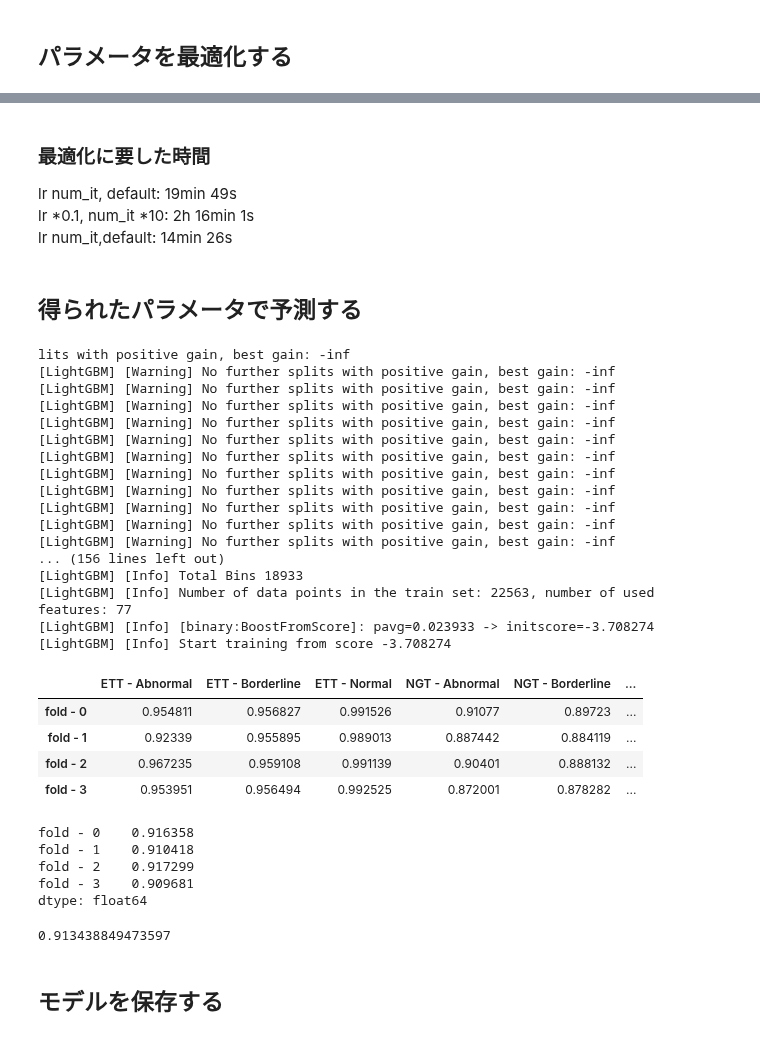
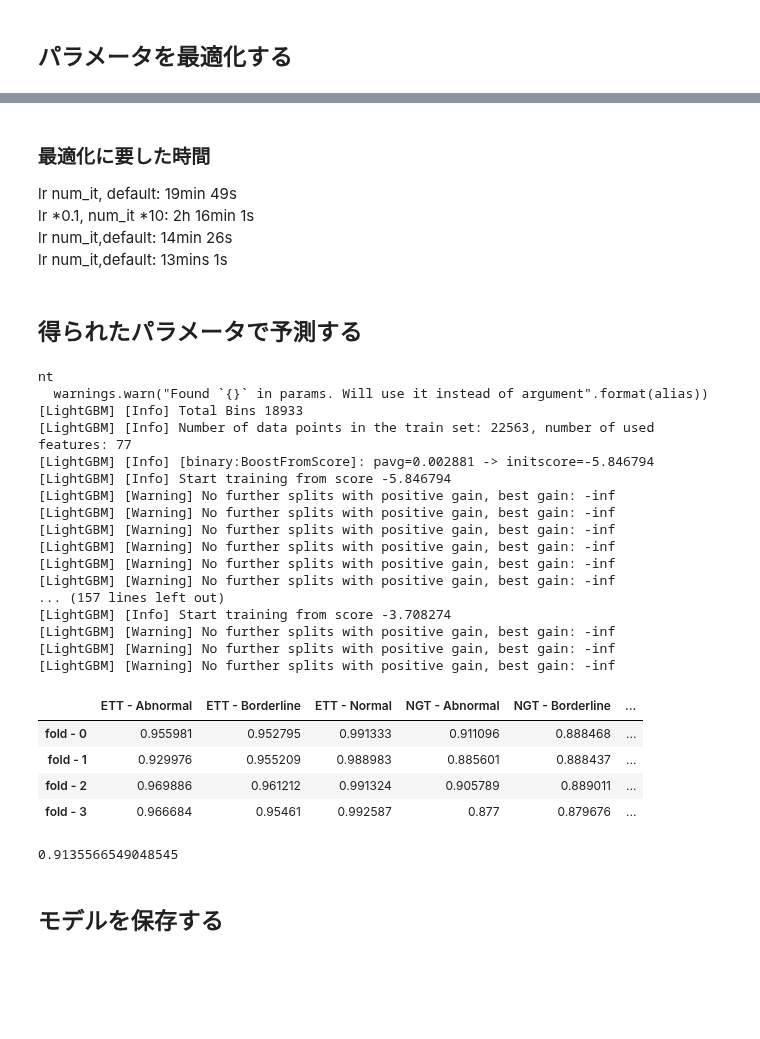
Before and after one commit to Hokoku/catheter, a Jupyter notebook: autoencoder_lgb_training.ipynb, the cells around one changed output, grey strips where cells are left out. Saved outputs shown, nothing was run; the diff lists cells and outputs as text; code cells hidden in the pictures; blank space fills up the shorter version.

Commit message:
add lgbm models

```diff
--- a/autoencoder_lgb_training.ipynb
+++ b/autoencoder_lgb_training.ipynb
@@ -75,3 +76,7 @@ WARNING:tensorflow:Unresolved object in checkpoint: (root).optimizer's state 'v'
 WARNING:tensorflow:Unresolved object in checkpoint: (root).optimizer's state 'v' for (root).layer_with_weights-3.kernel
 WARNING:tensorflow:Unresolved object in checkpoint: (root).optimizer's state 'v' for (root).layer_with_weights-3.bias
 WARNING:tensorflow:A checkpoint was restored (e.g. tf.train.Checkpoint.restore or tf.keras.Model.load_weights) but not all checkpointed values were used. See above for specific issues. Use expect_part ...
+# %%
+valuless_columns=[4,  7,  9, 12, 13, 20, 25, 27, 30, 31, 36, 44, 47, 48, 51, 54, 64, 65, 71, 73, 74, 75, 89, 92, 97]
+X_dropped=X.drop(columns=valuless_columns)
+display(X_dropped)
@@ -82,7 +101,7 @@ target_fold=0
 train_idx=(fold["folds"]!=target_fold)
 val_idx=(fold["folds"]==target_fold)
 
-X_train,X_val=X[train_idx],X[val_idx]
+X_train,X_val=X_dropped[train_idx],X_dropped[val_idx]
 y_train,y_val=train[train_idx],train[val_idx]
 # %%
 %%time
@@ -133,6 +152,7 @@ Wall time: 14min 26s
 lr num_it, default: 19min 49s
 lr \*0.1, num_it \*10: 2h 16min 1s
 lr num_it,default: 14min 26s
+lr num_it,default: 13mins 1s
 # %% [markdown]
 ## 得られたパラメータで予測する
 # %%
@@ -149,7 +169,7 @@ def get_pred(train,val,col_idx:int):
     lgb_train=lightgbm.Dataset(X_train,label=y_train_col)
     lgb_test=lightgbm.Dataset(X_val,label=y_val_col,reference=lgb_train)
 
-    params=pickle.load(open(f"{CFG.models_dir}lgbm_effnet_tuned/params_{col_idx}.pickle","rb"))
+    params=pickle.load(open(f"{CFG.models_dir}lgbm_effnet_tuned_dropped/params_{col_idx}.pickle","rb"))
     params["early_stopping_rounds"]=1000
 
     model=lightgbm.train(params,lgb_train,valid_sets=lgb_test,verbose_eval=False)
@@ -157,53 +177,47 @@ def get_pred(train,val,col_idx:int):
     auc=roc_auc_score(y_val_col,pred)
 
     return pred,auc
 
 
 results=pd.DataFrame(columns=CFG.target_cols)
 
 for n in range(CFG.n_folds):
     print(f"\nfold - {n}")
     train_idx=(fold["folds"]!=n)
     val_idx=(fold["folds"]==n)
     X_train,X_val=X[train_idx],X[val_idx]
     y_train,y_val=train[train_idx],train[val_idx]
 
     for col_idx,col_name in enumerate(CFG.target_cols):
         _,auc=get_pred(train=(X_train,y_train),val=(X_val,y_val),col_idx=col_idx)
         results.loc[f"fold - {n}",col_name]=auc
 
 
-display(results)
-display(results.mean(axis=1),results.mean(axis=1).mean())
+display(results,results.mean(axis=1).mean())
 # %% [output]
-lits with positive gain, best gain: -inf
+nt
+  warnings.warn("Found `{}` in params. Will use it instead of argument".format(alias))
+[LightGBM] [Info] Total Bins 18933
+[LightGBM] [Info] Number of data points in the train set: 22563, number of used features: 77
+[LightGBM] [Info] [binary:BoostFromScore]: pavg=0.002881 -> initscore=-5.846794
+[LightGBM] [Info] Start training from score -5.846794
 [LightGBM] [Warning] No further splits with positive gain, best gain: -inf
 [LightGBM] [Warning] No further splits with positive gain, best gain: -inf
 [LightGBM] [Warning] No further splits with positive gain, best gain: -inf
 [LightGBM] [Warning] No further splits with positive gain, best gain: -inf
 [LightGBM] [Warning] No further splits with positive gain, best gain: -inf
 [LightGBM] [Warning] No further splits with positive gain, best gain: -inf
+... (157 lines left out)
+[LightGBM] [Info] Start training from score -3.708274
 [LightGBM] [Warning] No further splits with positive gain, best gain: -inf
 [LightGBM] [Warning] No further splits with positive gain, best gain: -inf
 [LightGBM] [Warning] No further splits with positive gain, best gain: -inf
-[LightGBM] [Warning] No further splits with positive gain, best gain: -inf
-[LightGBM] [Warning] No further splits with positive gain, best gain: -inf
-... (156 lines left out)
-[LightGBM] [Info] Total Bins 18933
-[LightGBM] [Info] Number of data points in the train set: 22563, number of used features: 77
-[LightGBM] [Info] [binary:BoostFromScore]: pavg=0.023933 -> initscore=-3.708274
-[LightGBM] [Info] Start training from score -3.708274
 |  | ETT - Abnormal | ETT - Borderline | ETT - Normal | NGT - Abnormal | NGT - Borderline | ... |
-| fold - 0 | 0.954811 | 0.956827 | 0.991526 | 0.91077 | 0.89723 | ... |
-| fold - 1 | 0.92339 | 0.955895 | 0.989013 | 0.887442 | 0.884119 | ... |
-| fold - 2 | 0.967235 | 0.959108 | 0.991139 | 0.90401 | 0.888132 | ... |
-| fold - 3 | 0.953951 | 0.956494 | 0.992525 | 0.872001 | 0.878282 | ... |
+| fold - 0 | 0.955981 | 0.952795 | 0.991333 | 0.911096 | 0.888468 | ... |
+| fold - 1 | 0.929976 | 0.955209 | 0.988983 | 0.885601 | 0.888437 | ... |
+| fold - 2 | 0.969886 | 0.961212 | 0.991324 | 0.905789 | 0.889011 | ... |
+| fold - 3 | 0.966684 | 0.95461 | 0.992587 | 0.877 | 0.879676 | ... |
-fold - 0    0.916358
-fold - 1    0.910418
-fold - 2    0.917299
-fold - 3    0.909681
-dtype: float64
+0.9135566549048545
-0.913438849473597
 # %% [markdown]
 ## モデルを保存する
 # %%
```
Also changed, not shown: parts of 5 cells of this notebook, 23 other files.
